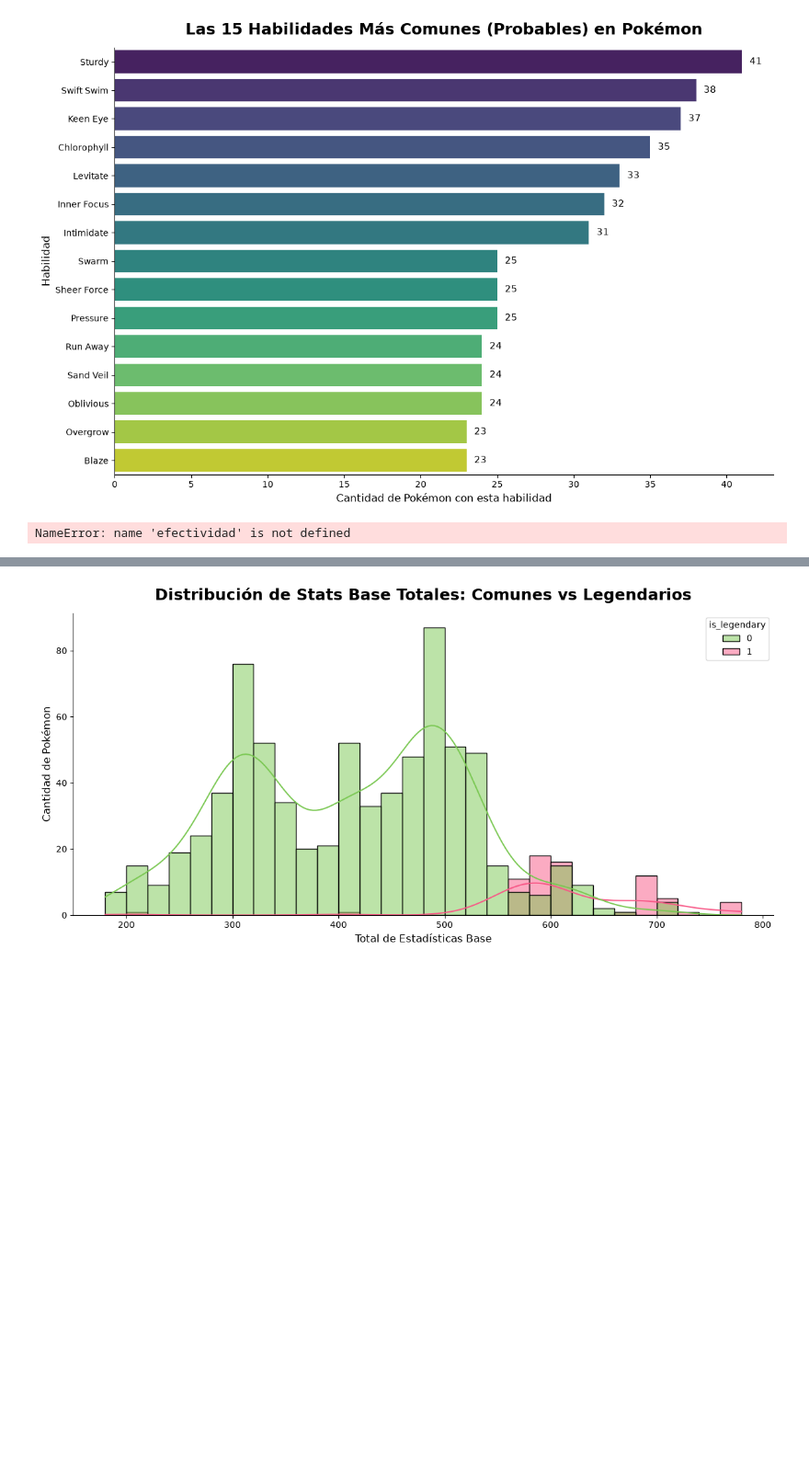
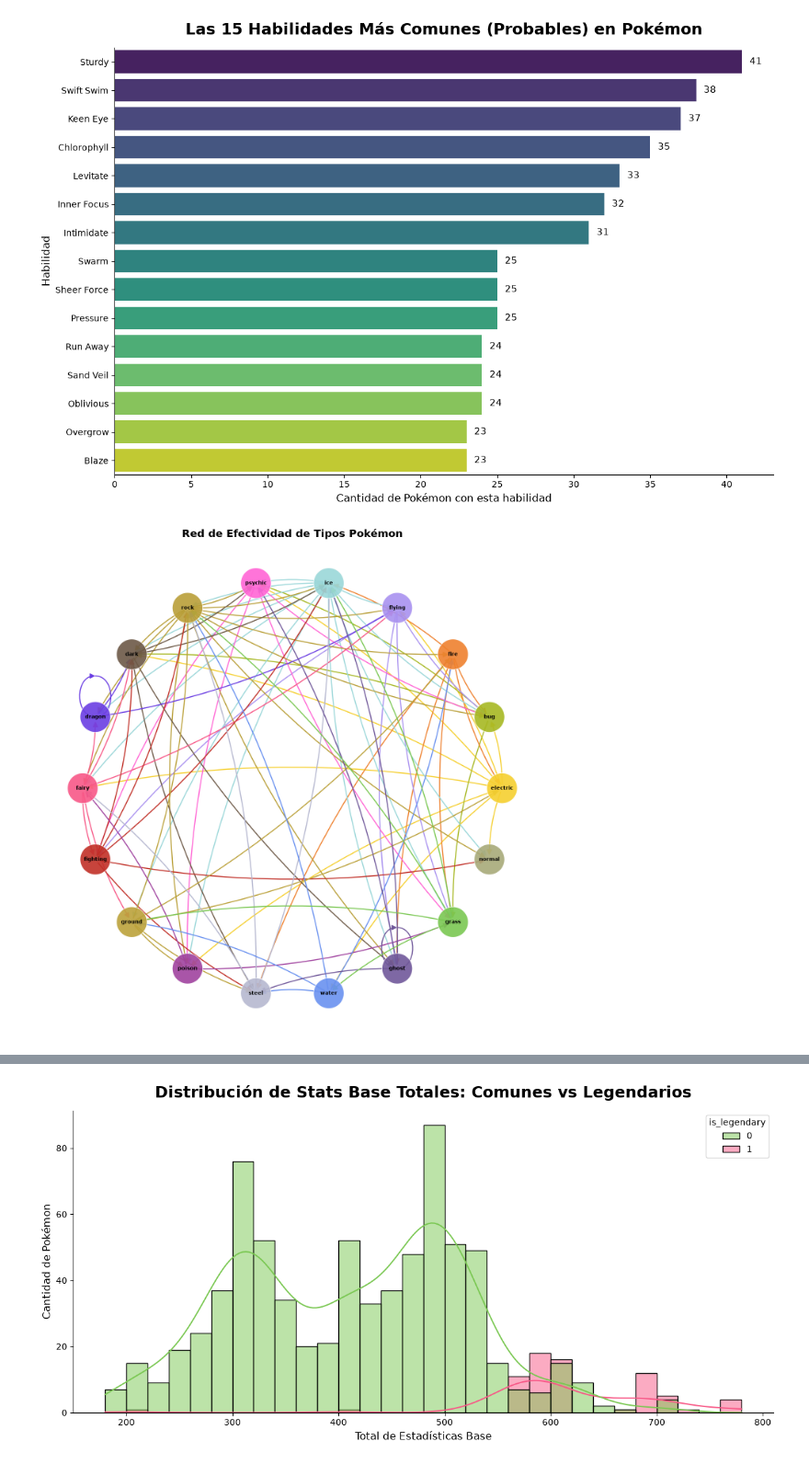
Before and after one commit to keitzeta/Pokemon-Inference-Classification-Outcomes, a Jupyter notebook: Pokemon.ipynb, the cells around one changed output, grey strips where cells are left out. Shown at 92% size. Drawn from its saved outputs; the diff is of its cells as text; code cells hidden in the pictures; blank space fills up the shorter version.

```diff
--- a/Pokemon.ipynb
+++ b/Pokemon.ipynb
@@ -359,8 +360,9 @@ colores_tipos = {
     'flying': '#A991F0'     # Morado claro/Volador
 }
 # %%
-import networkx as nx
-import matplotlib.pyplot as plt
+columnas_contra = [col for col in PokemonSet.columns if col.startswith('against_')]
+efectividad = PokemonSet.groupby('type1')[columnas_contra].mean()
+
 
 conexiones = []
 for tipo_defensor in efectividad.index:
@@ -372,34 +374,34 @@ for tipo_defensor in efectividad.index:
 
         if efectividad.loc[tipo_defensor, col] > 1.1:
             conexiones.append((tipo_atacante, tipo_defensor))
 
 G = nx.DiGraph()
 G.add_edges_from(conexiones)
 
 colores_nodos = [colores_tipos[nodo] for nodo in G.nodes()]
 
 colores_flechas = [colores_tipos[origen] for origen, destino in G.edges()]
 
 plt.figure(figsize=(14, 14))
 posiciones = nx.circular_layout(G)
 
 nx.draw_networkx_nodes(G, posiciones, node_size=3500, node_color=colores_nodos, alpha=0.9, edgecolors='white')
 nx.draw_networkx_labels(G, posiciones, font_size=10, font_weight='bold')
 nx.draw_networkx_edges(G, posiciones,
                        edgelist=G.edges(),
                        arrowstyle='-|>',
                        arrowsize=20,
                        edge_color=colores_flechas,
                        width=2.0, # ¡Aquí está el cambio clave!
                        connectionstyle='arc3,rad=0.1',
                        alpha=1)
 
 plt.title("Red de Efectividad de Tipos Pokémon", fontsize=20, weight='bold')
 plt.axis("off")
 plt.tight_layout()
 plt.show()
 # %% [output]
-NameError: name 'efectividad' is not defined
+[figure, added]
 # %%
 PokemonSet[['name', 'base_total']].reset_index(drop=True).sort_values(by='base_total', ascending=False).head(10)
 # %% [output]
```
Also changed, not shown: parts of 2 cells of this notebook.
